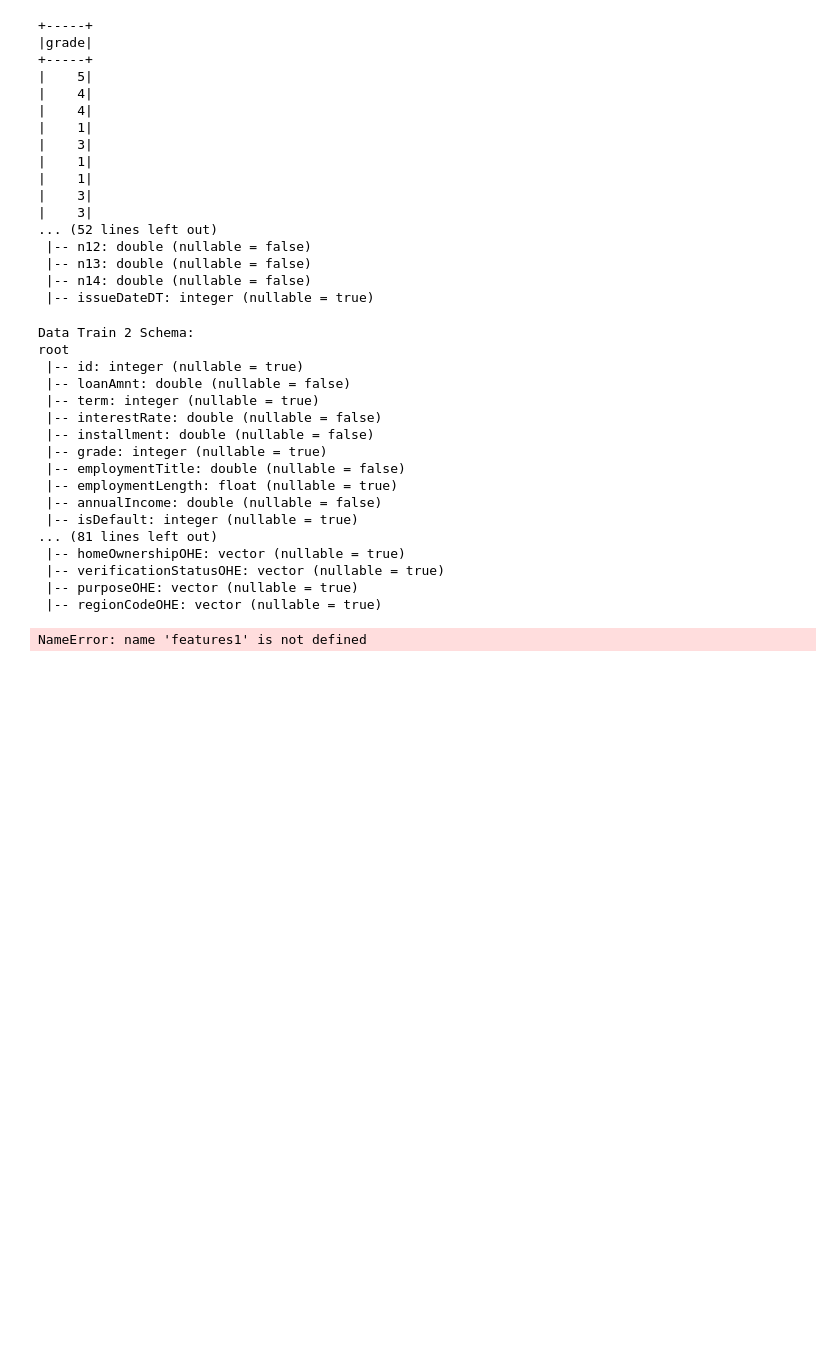
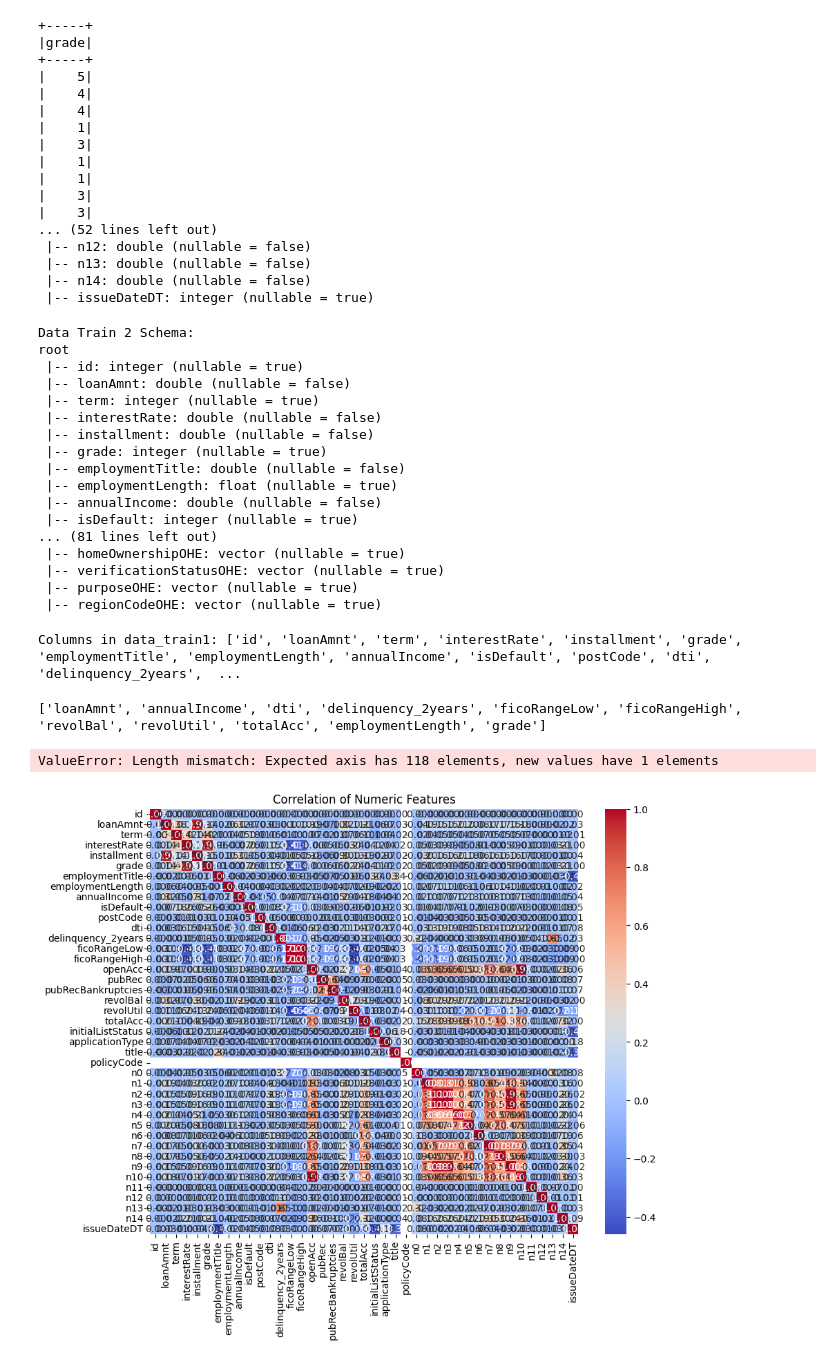
Before and after one commit to NancyNi27/Alibaba-Tianchi-Loan-Default-Prediction, a Jupyter notebook: iteration4.ipynb, the cells around one changed output. Drawn from its saved outputs; the diff is of its cells as text; code cells hidden in the pictures; blank space fills up the shorter version.

```diff
--- a/iteration4.ipynb
+++ b/iteration4.ipynb
@@ -608,4 +628,5 @@ print(correlation_data3)
 # %%
+## correlation
 from pyspark.ml.feature import VectorAssembler
 from pyspark.ml.stat import Correlation
 from pyspark.sql.functions import col
@@ -630,18 +651,50 @@ def calculate_correlation_with_target(data, features, target="isDefault"):
     correlation_pd.columns = [target]
 
     return correlation_pd
-
-# Calculate correlation for each dataset
-correlation_data1 = calculate_correlation_with_target(data_train1, features1)  # Replace 'features1' with actual feature columns from data_train1
-correlation_data2 = calculate_correlation_with_target(data_train2, features2)  # Replace 'features2' with actual feature columns from data_train2
-correlation_data3 = calculate_correlation_with_target(data_train3, features3)  # Replace 'features3' with actual feature columns from data_train3
-
-# Print the correlation results
-print("Correlation with target in Data Train 1:")
-print(correlation_data1)
-print("\nCorrelation with target in Data Train 2:")
-print(correlation_data2)
-print("\nCorrelation with target in Data Train 3:")
-print(correlation_data3)
-# %% [output]
-NameError: name 'features1' is not defined
+# %%
+print("Columns in data_train1:", data_train1.columns)
+# %% [output]
+Columns in data_train1: ['id', 'loanAmnt', 'term', 'interestRate', 'installment', 'grade', 'employmentTitle', 'employmentLength', 'annualIncome', 'isDefault', 'postCode', 'dti', 'delinquency_2years',  ...
+# %%
+## caculate the correlation
+common_features = ['loanAmnt', 'annualIncome', 'dti', 'delinquency_2years', 'ficoRangeLow', 'ficoRangeHigh', 'revolBal', 'revolUtil', 'totalAcc']
+
+features1 = common_features + ['employmentLength', 'grade']
+print(features1)
+# %% [output]
+['loanAmnt', 'annualIncome', 'dti', 'delinquency_2years', 'ficoRangeLow', 'ficoRangeHigh', 'revolBal', 'revolUtil', 'totalAcc', 'employmentLength', 'grade']
+# %%
+features3 = common_features + [f"{col}_{i}" for col in ohe_columns for i in range(num_categories[col])]
+correlation_matrix3 = calculate_correlation_with_target(data_train3, features3)
+print("Correlation matrix for Data Train 3:", correlation_matrix3)
+# %% [output]
+ValueError: Length mismatch: Expected axis has 118 elements, new values have 1 elements
+# %%
+from pyspark.ml.feature import VectorAssembler
+from pyspark.ml.stat import Correlation
+import pandas as pd
+import seaborn as sns
+import matplotlib.pyplot as plt
+
+# 定义要分析的数值特征
+numeric_features = [t[0] for t in data_train1.dtypes if t[1] in ['int', 'double', 'float']]
+
+# 使用VectorAssembler将所有数值型特征组合到一个向量中
+assembler = VectorAssembler(inputCols=numeric_features, outputCol="features")
+assembled_data = assembler.transform(data_train1)
+
+# 计算相关性矩阵
+correlation_matrix = Correlation.corr(assembled_data, "features").head()[0]
+
+# 将相关性矩阵转换为Pandas DataFrame
+correlation_pd = pd.DataFrame(correlation_matrix.toArray())
+correlation_pd.index = numeric_features
+correlation_pd.columns = numeric_features
+
+# 可视化
+plt.figure(figsize=(10, 8))
+sns.heatmap(correlation_pd, annot=True, fmt=".2f", cmap='coolwarm')
+plt.title('Correlation of Numeric Features')
+plt.show()
+# %% [output]
+[figure, added]
```
Also changed, not shown: parts of 4 cells of this notebook.
